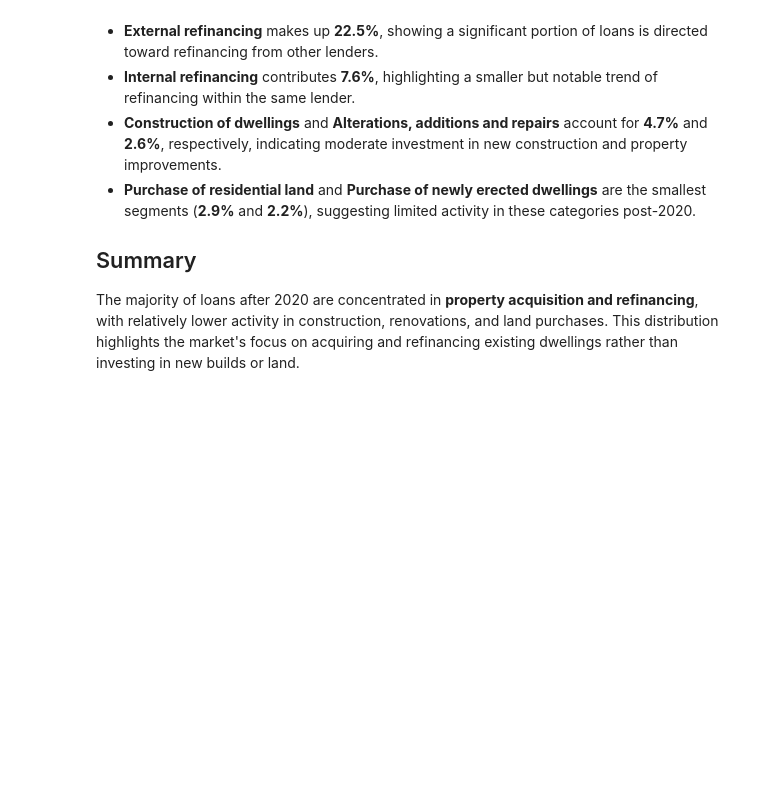
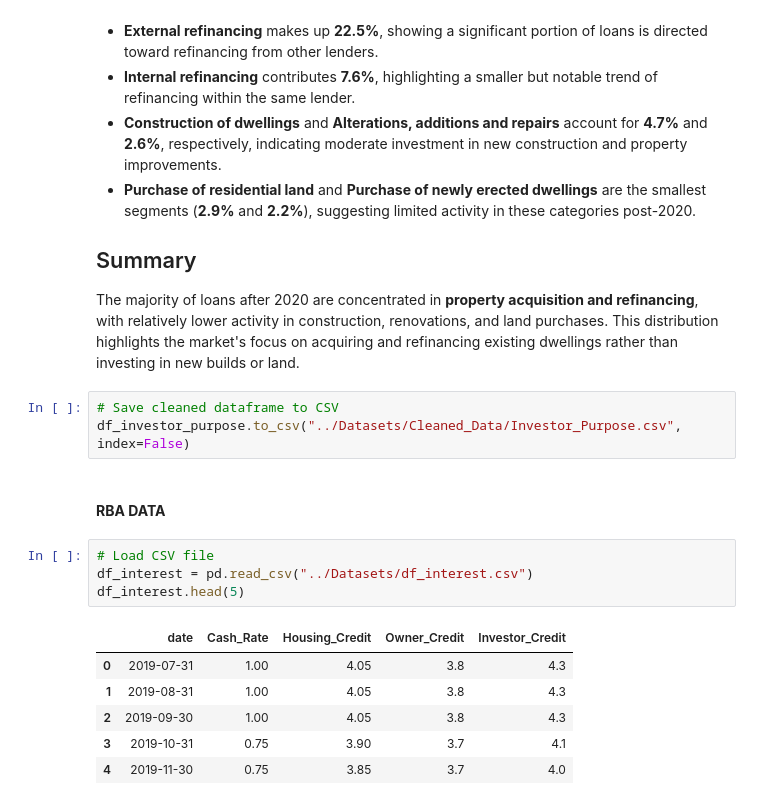
Before and after one commit to MahebobeFayyaz/Australian-Mortgage-Approval-Intelligence-System, a Jupyter notebook: Notebooks/Data_Cleaning_&_EDA.ipynb, the cells around one changed output. Cells and saved outputs as stored; diff of their text form; blank space fills up the shorter version.

```diff
--- a/Notebooks/Data_Cleaning_&_EDA.ipynb
+++ b/Notebooks/Data_Cleaning_&_EDA.ipynb
@@ -1417,3 +1417,19 @@ The pie chart illustrates the distribution of **loan counts** across different *
 ## Summary
 
 The majority of loans after 2020 are concentrated in **property acquisition and refinancing**, with relatively lower activity in construction, renovations, and land purchases. This distribution highlights the market's focus on acquiring and refinancing existing dwellings rather than investing in new builds or land.
+# %%
+# Save cleaned dataframe to CSV
+df_investor_purpose.to_csv("../Datasets/Cleaned_Data/Investor_Purpose.csv", index=False)
+# %% [markdown]
+#### **RBA DATA**
+# %%
+# Load CSV file
+df_interest = pd.read_csv("../Datasets/df_interest.csv")
+df_interest.head(5)
+# %% [output]
+|  | date | Cash_Rate | Housing_Credit | Owner_Credit | Investor_Credit |
+| 0 | 2019-07-31 | 1.00 | 4.05 | 3.8 | 4.3 |
+| 1 | 2019-08-31 | 1.00 | 4.05 | 3.8 | 4.3 |
+| 2 | 2019-09-30 | 1.00 | 4.05 | 3.8 | 4.3 |
+| 3 | 2019-10-31 | 0.75 | 3.90 | 3.7 | 4.1 |
+| 4 | 2019-11-30 | 0.75 | 3.85 | 3.7 | 4.0 |
```
Also changed, not shown: parts of 13 cells of this notebook, 2 other files.
